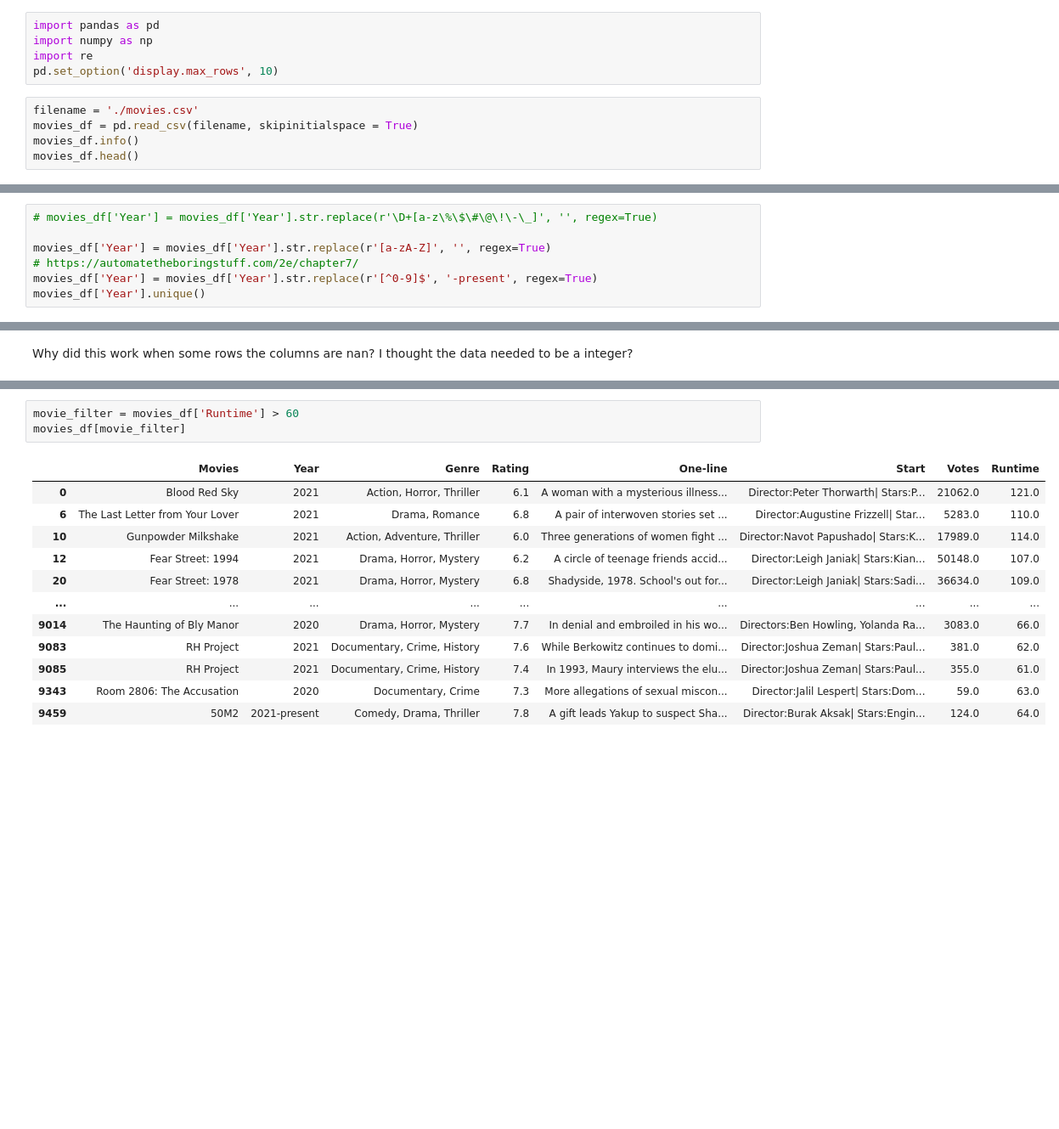
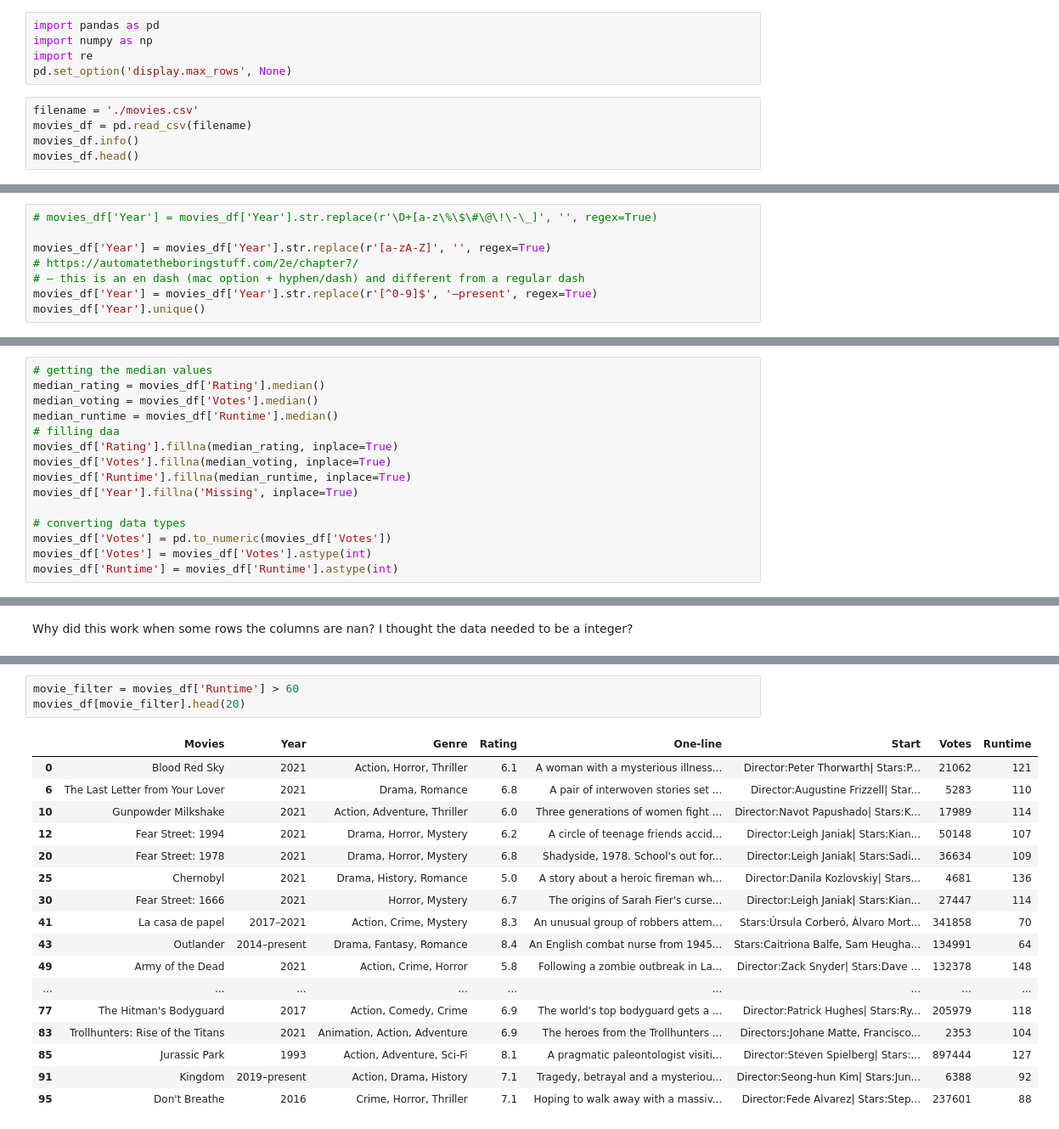
Before and after one commit to justinacgray/Data_Science, a Jupyter notebook: data_cleaning/movie_cleaning/movie.ipynb, the cells around one changed output, grey strips where cells are left out. Shown at 85% size. Cells and saved outputs as stored; diff of their text form; blank space fills up the shorter version.

```diff
--- a/data_cleaning/movie_cleaning/movie.ipynb
+++ b/data_cleaning/movie_cleaning/movie.ipynb
@@ -4,10 +4,10 @@ Dataset came from Kaggle => https://www.kaggle.com/datasets/bharatnatrayn/movies
 import pandas as pd
 import numpy as np
 import re
-pd.set_option('display.max_rows', 10)
+pd.set_option('display.max_rows', None)
 # %%
 filename = './movies.csv'
-movies_df = pd.read_csv(filename, skipinitialspace = True)
+movies_df = pd.read_csv(filename)
 movies_df.info()
 movies_df.head()
 # %% [output]
@@ -268,6 +255,7 @@ It appears that they are letters mixed up with this column and need to get rid o
 
 movies_df['Year'] = movies_df['Year'].str.replace(r'[a-zA-Z]', '', regex=True)
 # https://automatetheboringstuff.com/2e/chapter7/
-movies_df['Year'] = movies_df['Year'].str.replace(r'[^0-9]$', '-present', regex=True)
+# – this is an en dash (mac option + hyphen/dash) and different from a regular dash
+movies_df['Year'] = movies_df['Year'].str.replace(r'[^0-9]$', '–present', regex=True)
 movies_df['Year'].unique()
 # %% [output]
@@ -298 +279,16 @@ movies_df['Rating'].isna().sum()
+# %%
+# getting the median values
+median_rating = movies_df['Rating'].median()
+median_voting = movies_df['Votes'].median()
+median_runtime = movies_df['Runtime'].median()
+# filling daa
+movies_df['Rating'].fillna(median_rating, inplace=True)
+movies_df['Votes'].fillna(median_voting, inplace=True)
+movies_df['Runtime'].fillna(median_runtime, inplace=True)
+movies_df['Year'].fillna('Missing', inplace=True)
+
+# converting data types
+movies_df['Votes'] = pd.to_numeric(movies_df['Votes'])
+movies_df['Votes'] = movies_df['Votes'].astype(int)
+movies_df['Runtime'] = movies_df['Runtime'].astype(int)
 # %%
@@ -413,16 +349,21 @@ movies_df[shows_filter]
 # %%
 movie_filter = movies_df['Runtime'] > 60
-movies_df[movie_filter]
+movies_df[movie_filter].head(20)
 # %% [output]
 |  | Movies | Year | Genre | Rating | One-line | Start | Votes | Runtime |
-| 0 | Blood Red Sky | 2021 | Action, Horror, Thriller | 6.1 | A woman with a mysterious illness... | Director:Peter Thorwarth| Stars:P... | 21062.0 | 121.0 |
-| 6 | The Last Letter from Your Lover | 2021 | Drama, Romance | 6.8 | A pair of interwoven stories set ... | Director:Augustine Frizzell| Star... | 5283.0 | 110.0 |
-| 10 | Gunpowder Milkshake | 2021 | Action, Adventure, Thriller | 6.0 | Three generations of women fight ... | Director:Navot Papushado| Stars:K... | 17989.0 | 114.0 |
-| 12 | Fear Street: 1994 | 2021 | Drama, Horror, Mystery | 6.2 | A circle of teenage friends accid... | Director:Leigh Janiak| Stars:Kian... | 50148.0 | 107.0 |
-| 20 | Fear Street: 1978 | 2021 | Drama, Horror, Mystery | 6.8 | Shadyside, 1978. School's out for... | Director:Leigh Janiak| Stars:Sadi... | 36634.0 | 109.0 |
+| 0 | Blood Red Sky | 2021 | Action, Horror, Thriller | 6.1 | A woman with a mysterious illness... | Director:Peter Thorwarth| Stars:P... | 21062 | 121 |
+| 6 | The Last Letter from Your Lover | 2021 | Drama, Romance | 6.8 | A pair of interwoven stories set ... | Director:Augustine Frizzell| Star... | 5283 | 110 |
+| 10 | Gunpowder Milkshake | 2021 | Action, Adventure, Thriller | 6.0 | Three generations of women fight ... | Director:Navot Papushado| Stars:K... | 17989 | 114 |
+| 12 | Fear Street: 1994 | 2021 | Drama, Horror, Mystery | 6.2 | A circle of teenage friends accid... | Director:Leigh Janiak| Stars:Kian... | 50148 | 107 |
+| 20 | Fear Street: 1978 | 2021 | Drama, Horror, Mystery | 6.8 | Shadyside, 1978. School's out for... | Director:Leigh Janiak| Stars:Sadi... | 36634 | 109 |
+| 25 | Chernobyl | 2021 | Drama, History, Romance | 5.0 | A story about a heroic fireman wh... | Director:Danila Kozlovskiy| Stars... | 4681 | 136 |
+| 30 | Fear Street: 1666 | 2021 | Horror, Mystery | 6.7 | The origins of Sarah Fier's curse... | Director:Leigh Janiak| Stars:Kian... | 27447 | 114 |
+| 41 | La casa de papel | 2017–2021 | Action, Crime, Mystery | 8.3 | An unusual group of robbers attem... | Stars:Úrsula Corberó, Álvaro Mort... | 341858 | 70 |
+| 43 | Outlander | 2014–present | Drama, Fantasy, Romance | 8.4 | An English combat nurse from 1945... | Stars:Caitriona Balfe, Sam Heugha... | 134991 | 64 |
+| 49 | Army of the Dead | 2021 | Action, Crime, Horror | 5.8 | Following a zombie outbreak in La... | Director:Zack Snyder| Stars:Dave ... | 132378 | 148 |
 | ... | ... | ... | ... | ... | ... | ... | ... | ... |
-| 9014 | The Haunting of Bly Manor | 2020 | Drama, Horror, Mystery | 7.7 | In denial and embroiled in his wo... | Directors:Ben Howling, Yolanda Ra... | 3083.0 | 66.0 |
-| 9083 | RH Project | 2021 | Documentary, Crime, History | 7.6 | While Berkowitz continues to domi... | Director:Joshua Zeman| Stars:Paul... | 381.0 | 62.0 |
-| 9085 | RH Project | 2021 | Documentary, Crime, History | 7.4 | In 1993, Maury interviews the elu... | Director:Joshua Zeman| Stars:Paul... | 355.0 | 61.0 |
-| 9343 | Room 2806: The Accusation | 2020 | Documentary, Crime | 7.3 | More allegations of sexual miscon... | Director:Jalil Lespert| Stars:Dom... | 59.0 | 63.0 |
-| 9459 | 50M2 | 2021-present | Comedy, Drama, Thriller | 7.8 | A gift leads Yakup to suspect Sha... | Director:Burak Aksak| Stars:Engin... | 124.0 | 64.0 |
+| 77 | The Hitman's Bodyguard | 2017 | Action, Comedy, Crime | 6.9 | The world's top bodyguard gets a ... | Director:Patrick Hughes| Stars:Ry... | 205979 | 118 |
+| 83 | Trollhunters: Rise of the Titans | 2021 | Animation, Action, Adventure | 6.9 | The heroes from the Trollhunters ... | Directors:Johane Matte, Francisco... | 2353 | 104 |
+| 85 | Jurassic Park | 1993 | Action, Adventure, Sci-Fi | 8.1 | A pragmatic paleontologist visiti... | Director:Steven Spielberg| Stars:... | 897444 | 127 |
+| 91 | Kingdom | 2019–present | Action, Drama, History | 7.1 | Tragedy, betrayal and a mysteriou... | Director:Seong-hun Kim| Stars:Jun... | 6388 | 92 |
+| 95 | Don't Breathe | 2016 | Crime, Horror, Thriller | 7.1 | Hoping to walk away with a massiv... | Director:Fede Alvarez| Stars:Step... | 237601 | 88 |
```
Also changed, not shown: parts of 19 cells of this notebook.
